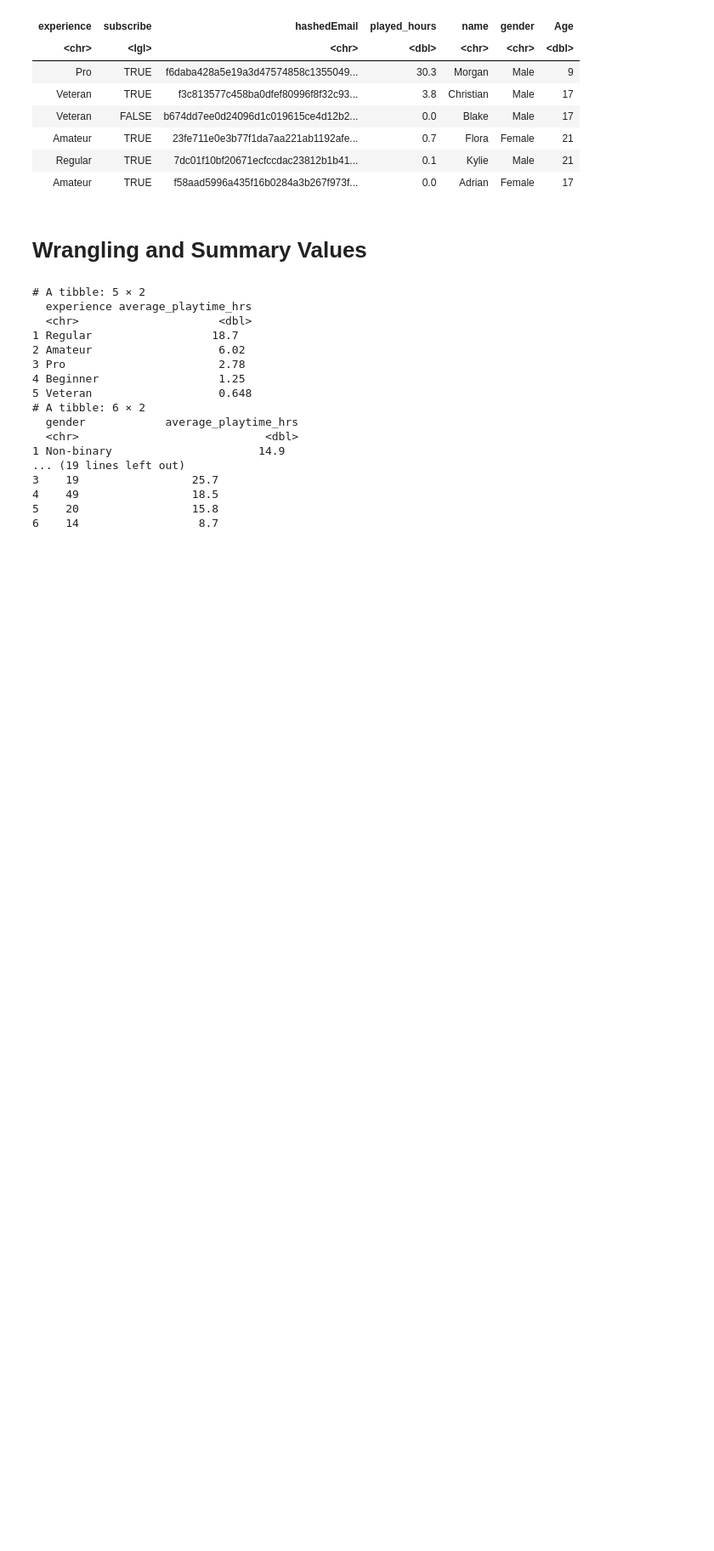
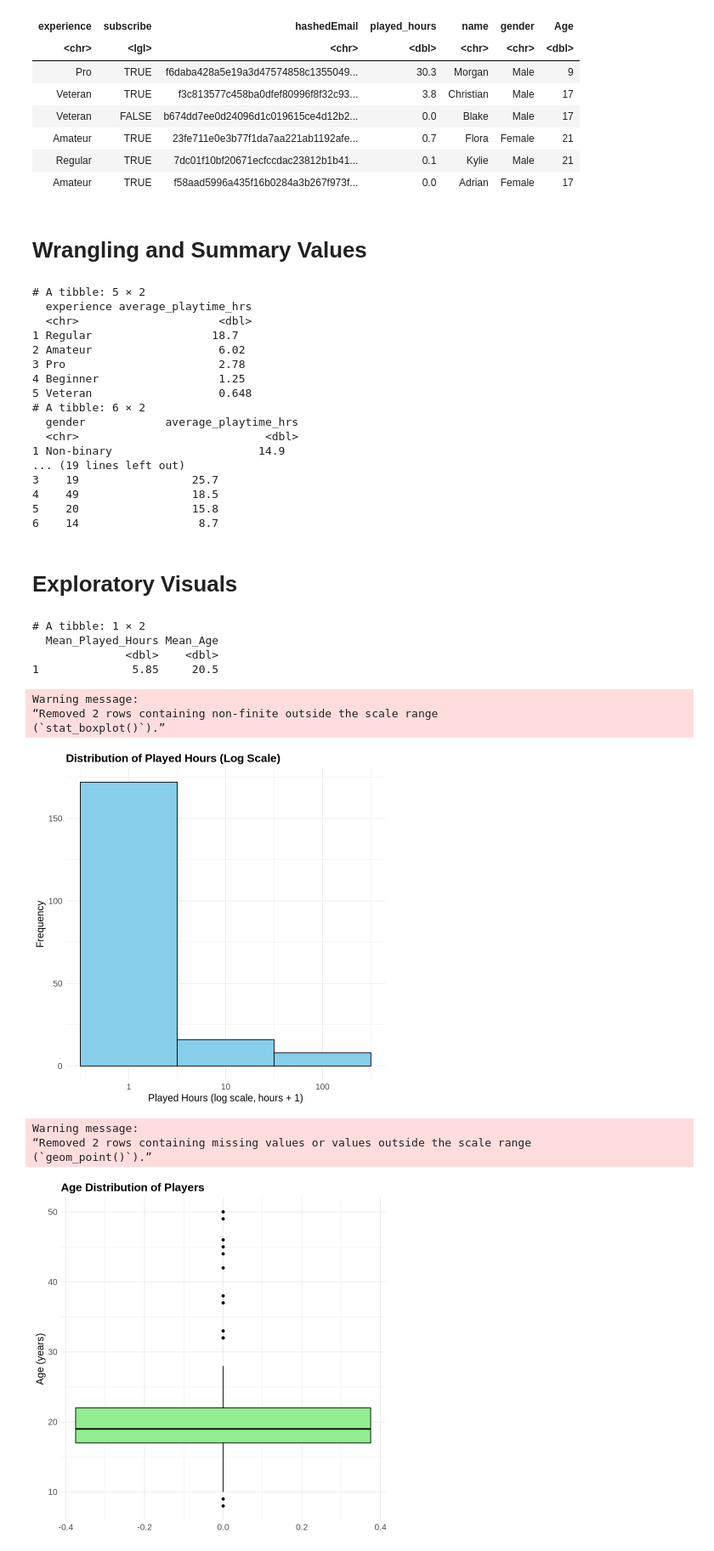
Before and after one commit to bruh309/dsciproject, a Jupyter notebook: Group Project.ipynb, the cells around one changed output. Shown at 85% size. Drawn from its saved outputs; the diff is of its cells as text; code cells hidden in the pictures; blank space fills up the shorter version.

Commit message:
add
added visuals, do data analysis later

```diff
--- a/Group Project.ipynb
+++ b/Group Project.ipynb
@@ -139,3 +139,81 @@ print(mean_values)
 4    49                 18.5
 5    20                 15.8
 6    14                  8.7
+# %% [markdown]
+# Exploratory Visuals
+# %%
+# Compute mean values for quantitative variables: played_hours and Age
+mean_table <- players |>
+  dplyr::summarise(
+    Mean_Played_Hours = mean(played_hours, na.rm = TRUE),
+    Mean_Age = mean(Age, na.rm = TRUE)
+  )
+print(mean_table)
+
+# Create a histogram of played_hours with log scaling on the x-axis.
+# We add 1 to played_hours to avoid issues with log(0).
+histogram_plot <- players |>
+  ggplot(aes(x = played_hours + 1)) +
+  geom_histogram(binwidth = 1, fill = "skyblue", color = "black") +
+  scale_x_log10() +
+  labs(
+    title = "Distribution of Played Hours (Log Scale)",
+    x = "Played Hours (log scale, hours + 1)",
+    y = "Frequency"
+  ) +
+  theme_minimal() +
+  theme(
+    axis.text = element_text(size = 12),
+    axis.title = element_text(size = 14),
+    plot.title = element_text(size = 16, face = "bold")
+  )
+print(histogram_plot)
+
+# Create a boxplot for the Age distribution.
+# (Age is typically not skewed enough to require log scaling, so we leave it as is.)
+boxplot_age <- players |>
+  ggplot(aes(y = Age)) +
+  geom_boxplot(fill = "lightgreen", color = "black") +
+  labs(
+    title = "Age Distribution of Players",
+    y = "Age (years)"
+  ) +
+  theme_minimal() +
+  theme(
+    axis.text = element_text(size = 12),
+    axis.title = element_text(size = 14),
+    plot.title = element_text(size = 16, face = "bold")
+  )
+print(boxplot_age)
+
+# Create a scatterplot of Age vs. Played Hours with log scaling on the y-axis.
+# We add 1 to played_hours to avoid issues with log(0).
+scatter_plot <- players |>
+  ggplot(aes(x = Age, y = played_hours + 1)) +
+  geom_point(color = "darkblue", alpha = 0.7) +
+  scale_y_log10() +
+  labs(
+    title = "Relationship Between Age and Played Hours (Log Scale)",
+    x = "Age (years)",
+    y = "Played Hours (log scale, hours + 1)"
+  ) +
+  theme_minimal() +
+  theme(
+    axis.text = element_text(size = 12),
+    axis.title = element_text(size = 14),
+    plot.title = element_text(size = 16, face = "bold")
+  )
+print(scatter_plot)
+# %% [output]
+# A tibble: 1 × 2
+  Mean_Played_Hours Mean_Age
+              <dbl>    <dbl>
+1              5.85     20.5
+Warning message:
+“Removed 2 rows containing non-finite outside the scale range
+(`stat_boxplot()`).”
+[figure, added]
+Warning message:
+“Removed 2 rows containing missing values or values outside the scale range
+(`geom_point()`).”
+[figure, added]
```
Also changed, not shown: parts of 1 cell of this notebook.
